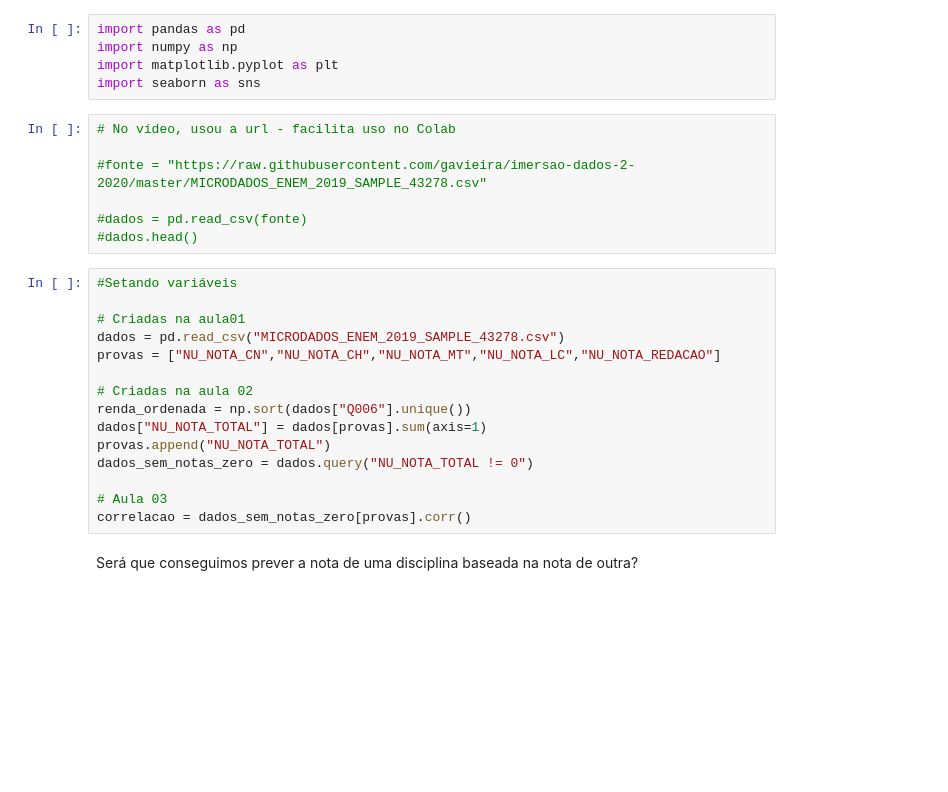
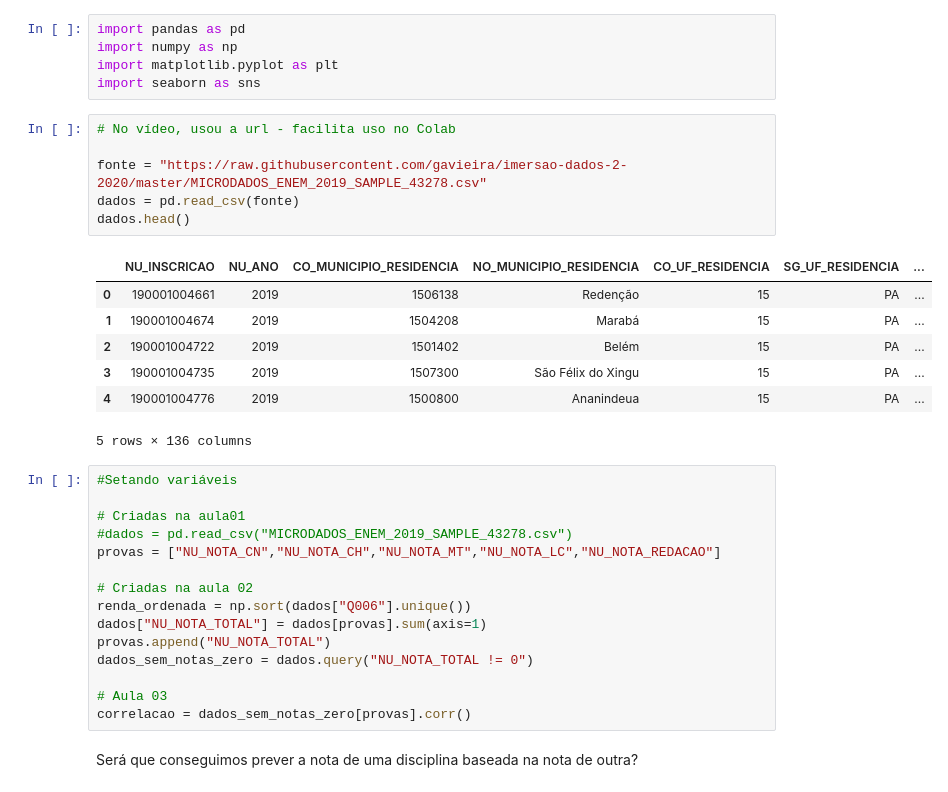
Before and after one commit to gavieira/imersao-dados-2-2020, a Jupyter notebook: Aula04.ipynb, the cells around one changed output. Drawn from its saved outputs; the diff is of its cells as text; blank space fills up the shorter version.

```diff
--- a/Aula04.ipynb
+++ b/Aula04.ipynb
@@ -10,15 +10,22 @@ import seaborn as sns
 # %%
 # No vídeo, usou a url - facilita uso no Colab
 
-#fonte = "https://raw.githubusercontent.com/gavieira/imersao-dados-2-2020/master/MICRODADOS_ENEM_2019_SAMPLE_43278.csv"
-
-#dados = pd.read_csv(fonte)
-#dados.head()
+fonte = "https://raw.githubusercontent.com/gavieira/imersao-dados-2-2020/master/MICRODADOS_ENEM_2019_SAMPLE_43278.csv"
+dados = pd.read_csv(fonte)
+dados.head()
+# %% [output]
+|  | NU_INSCRICAO | NU_ANO | CO_MUNICIPIO_RESIDENCIA | NO_MUNICIPIO_RESIDENCIA | CO_UF_RESIDENCIA | SG_UF_RESIDENCIA | ... |
+| 0 | 190001004661 | 2019 | 1506138 | Redenção | 15 | PA | ... |
+| 1 | 190001004674 | 2019 | 1504208 | Marabá | 15 | PA | ... |
+| 2 | 190001004722 | 2019 | 1501402 | Belém | 15 | PA | ... |
+| 3 | 190001004735 | 2019 | 1507300 | São Félix do Xingu | 15 | PA | ... |
+| 4 | 190001004776 | 2019 | 1500800 | Ananindeua | 15 | PA | ... |
+5 rows × 136 columns
 # %%
 #Setando variáveis
 
 # Criadas na aula01
-dados = pd.read_csv("MICRODADOS_ENEM_2019_SAMPLE_43278.csv")
+#dados = pd.read_csv("MICRODADOS_ENEM_2019_SAMPLE_43278.csv")
 provas = ["NU_NOTA_CN","NU_NOTA_CH","NU_NOTA_MT","NU_NOTA_LC","NU_NOTA_REDACAO"]
 
 # Criadas na aula 02
```
Also changed, not shown: parts of 13 cells of this notebook.
